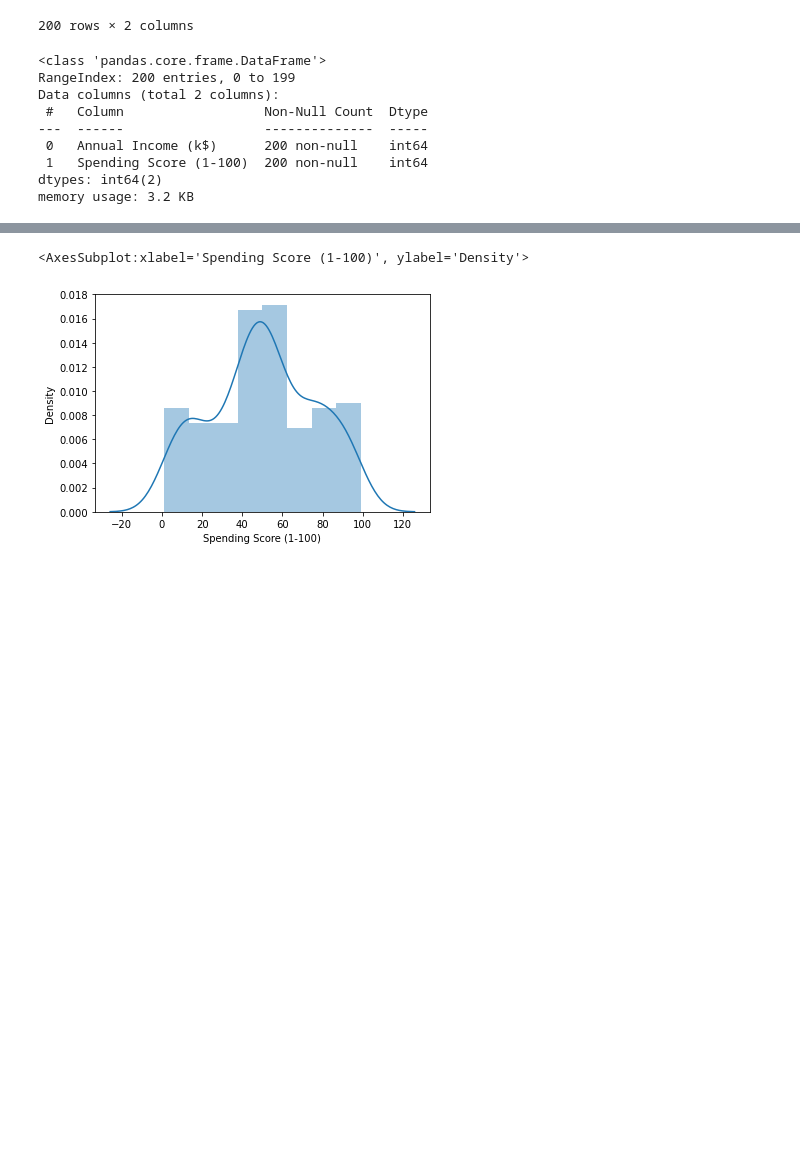
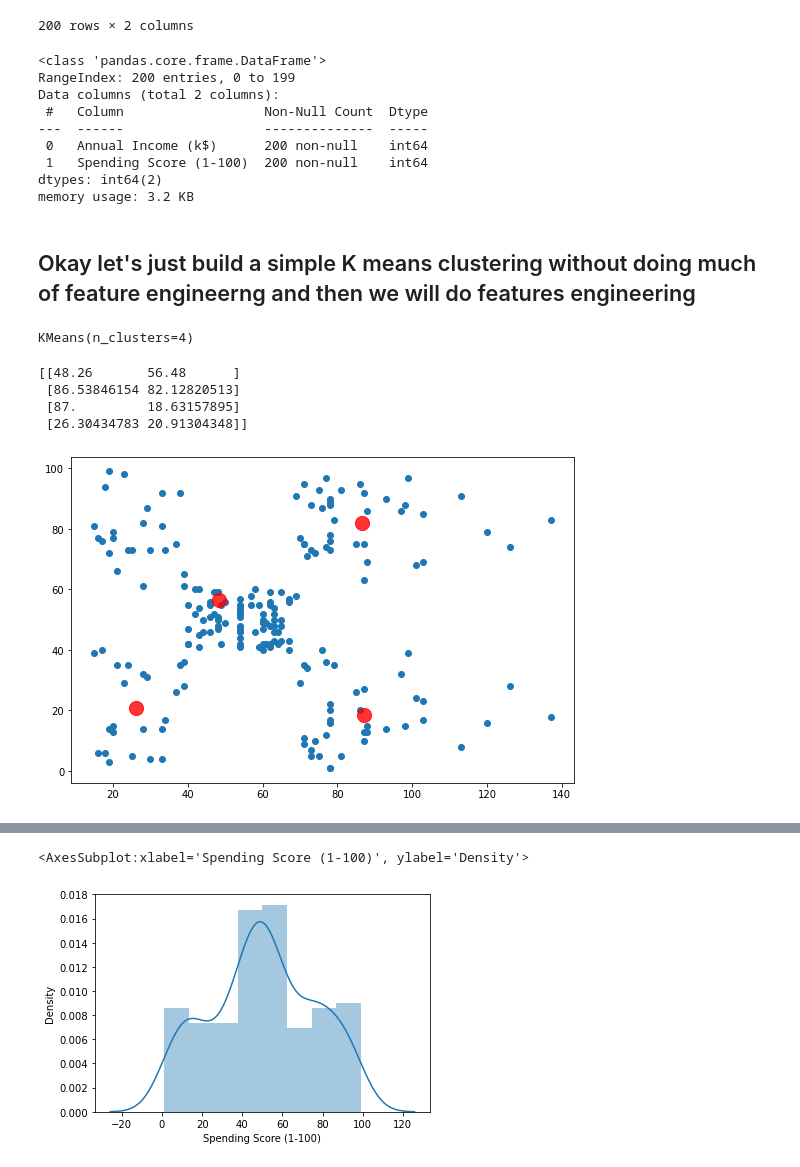
Before and after one commit to Agramoflife/My_machine_learning_notebooks, a Jupyter notebook: asg k means clustering.ipynb, the cells around one changed output, grey strips where cells are left out. Drawn from its saved outputs; the diff is of its cells as text; code cells hidden in the pictures; blank space fills up the shorter version.

```diff
--- a/asg k means clustering.ipynb
+++ b/asg k means clustering.ipynb
@@ -66,3 +68,28 @@ Data columns (total 2 columns):
  1   Spending Score (1-100)  200 non-null    int64
 dtypes: int64(2)
 memory usage: 3.2 KB
+# %% [markdown]
+## Okay let's just build a simple K means clustering without doing much of feature engineerng and then we will do features engineering
+# %%
+from sklearn.cluster import KMeans
+kmeans = KMeans(n_clusters = 4)
+kmeans.fit(demo)
+# %% [output]
+KMeans(n_clusters=4)
+# %%
+# let's check the centers
+centers=kmeans.cluster_centers_
+print(centers)
+# %% [output]
+[[48.26       56.48      ]
+ [86.53846154 82.12820513]
+ [87.         18.63157895]
+ [26.30434783 20.91304348]]
+# %%
+# Let's plot it
+plt.figure(figsize = (9,6))
+plt.scatter(demo.iloc[:,0],demo.iloc[:,1])
+plt.scatter(centers[:,0],centers[:,1],color = 'red', s = 200, alpha = .8)
+plt.show()
+# %% [output]
+[figure, added]
```
Also changed, not shown: parts of 25 cells of this notebook, 2 other files.
